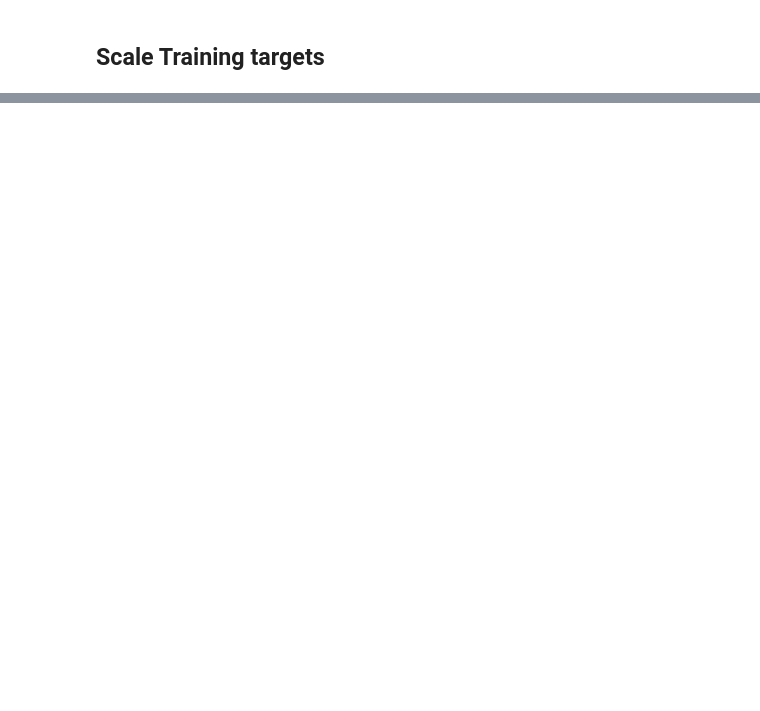
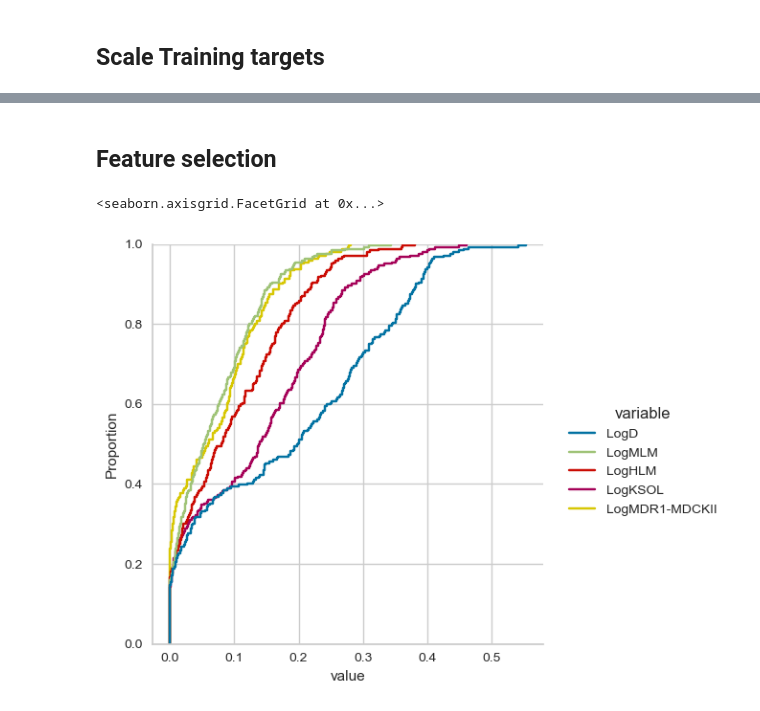
Before and after one commit to meyresearch/polaris_challenge, a Jupyter notebook: admet/chem_prop_features/features.ipynb, the cells around one changed output, grey strips where cells are left out. Cells and saved outputs as stored; diff of their text form; code cells hidden in the pictures; blank space fills up the shorter version.

Commit message:
finished scans with simple predictors single task

```diff
--- a/admet/chem_prop_features/features.ipynb
+++ b/admet/chem_prop_features/features.ipynb
@@ -83,0 +97,3 @@ df_all = pd.concat([df, preds.loc[:, predictors].reset_index(drop=True)], axis=1
+# %%
+df_all = pd.concat((df_all, feats), axis=1)
+df_all.shape
@@ -87,3 +105,6 @@ df_all = pd.concat([df, preds.loc[:, predictors].reset_index(drop=True)], axis=1
 epsilon = 1e-8
 for col in ['MLM', 'HLM', 'KSOL', 'MDR1-MDCKII']:
     df_all.loc[:, f"Log{col}"] = np.log10(np.clip(df_all[col], a_min=epsilon, a_max=None))
+
+target_cols = list(df_all.filter(regex='^Log').columns)
+df_all.shape
@@ -97,13 +112,0 @@ sns.boxplot(df_all.loc[:, predictors], orient='h', log_scale=True)
-# %%
-from sklearn.decomposition import PCA
-pca_train = PCA(whiten=True)
-X_train = df_all.loc[df_all.split == 'train', predictors].values
-X_white_train = pca_train.fit_transform(X_train)
-df_all.loc[df_all.split == 'train', [f"{x}_w" for x in predictors]] = X_white_train
-
-
-
-pca_val = PCA(whiten=True)
-X_val = df_all.loc[df_all.split == 'val', predictors].values
-X_white_val = pca_val.fit_transform(X_val)
-df_all.loc[df_all.split == 'val', [f"{x}_w" for x in predictors]] = X_white_val
@@ -124,0 +113,2 @@ df_train.to_csv('train_admet_all_admetai.csv')
+# %% [markdown]
+## Feature selection
@@ -124,0 +137,27 @@ df_train.to_csv('train_admet_all_admetai.csv')
+# %%
+from sklearn.feature_selection import mutual_info_classif, mutual_info_regression
+
+x_cols = predictors + list(feats.columns)
+train_ix = df_all.split == 'train'
+X = df_all.loc[train_ix, x_cols].values
+
+mi_coefs = {}
+
+for y_col in target_cols:
+
+
+    y = df_all.loc[train_ix, [y_col]].values.flatten()
+    not_nan = ~np.isnan(y)
+    y = y[not_nan]
+    # y_ord, not_nan = kde_clustering(y)
+    # mi_coefs[y_col] = mutual_info_classif(X[not_nan, :], y_ord)
+    mi_coefs[y_col] = mutual_info_regression(X[not_nan, :], y)
+mi_coefs = pd.DataFrame(data=mi_coefs, index=x_cols)
+# mi_coefs['variable'] = x_cols
+# %%
+mi_coefs_m = mi_coefs.melt()
+mi_coefs_m
+sns.displot(data=mi_coefs_m, x='value', hue='variable', kind='ecdf', color=sns.color_palette('colorblind', 5))
+# %% [output]
+<seaborn.axisgrid.FacetGrid at 0x...>
+[figure, added]
```
Also changed, not shown: parts of 20 cells of this notebook, 18 other files.
